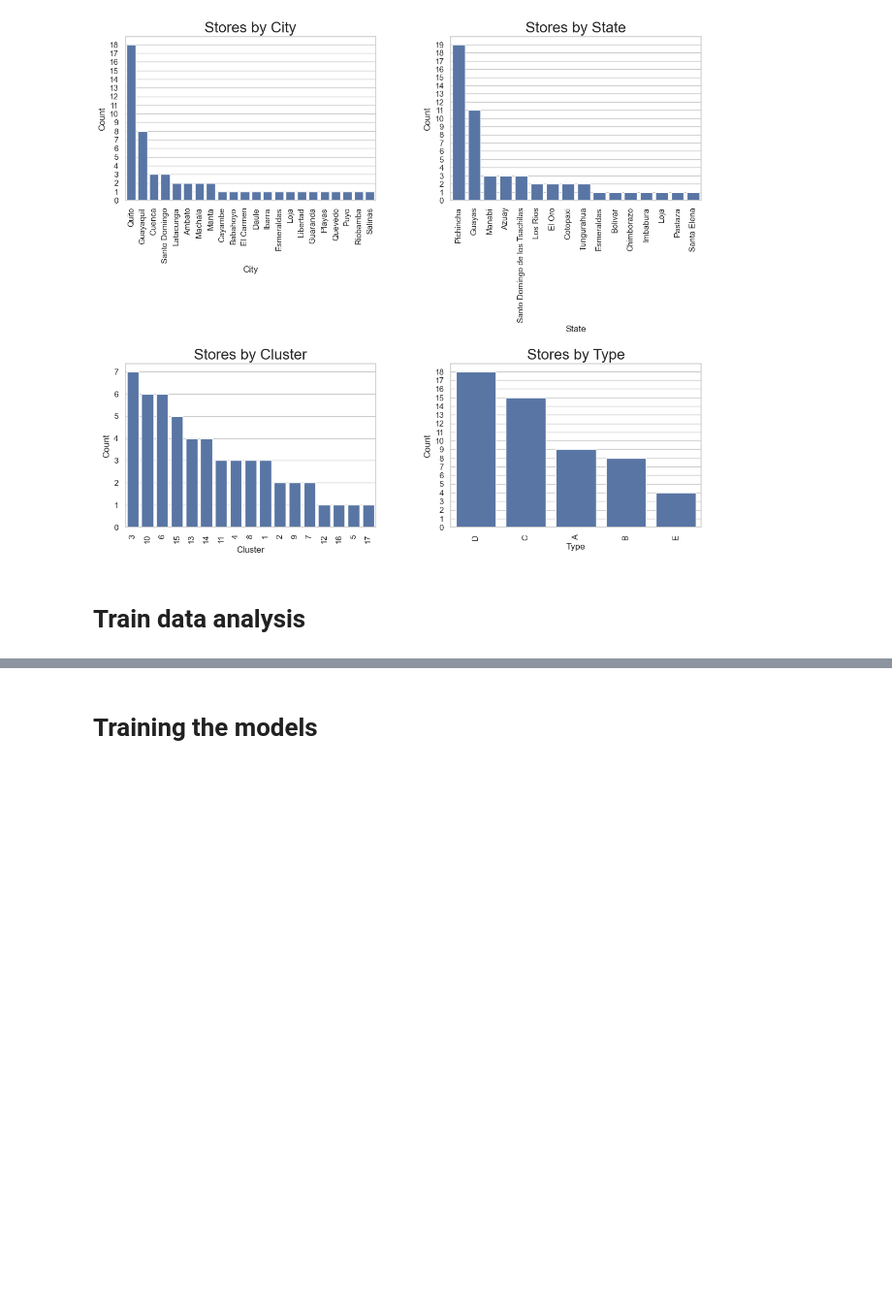
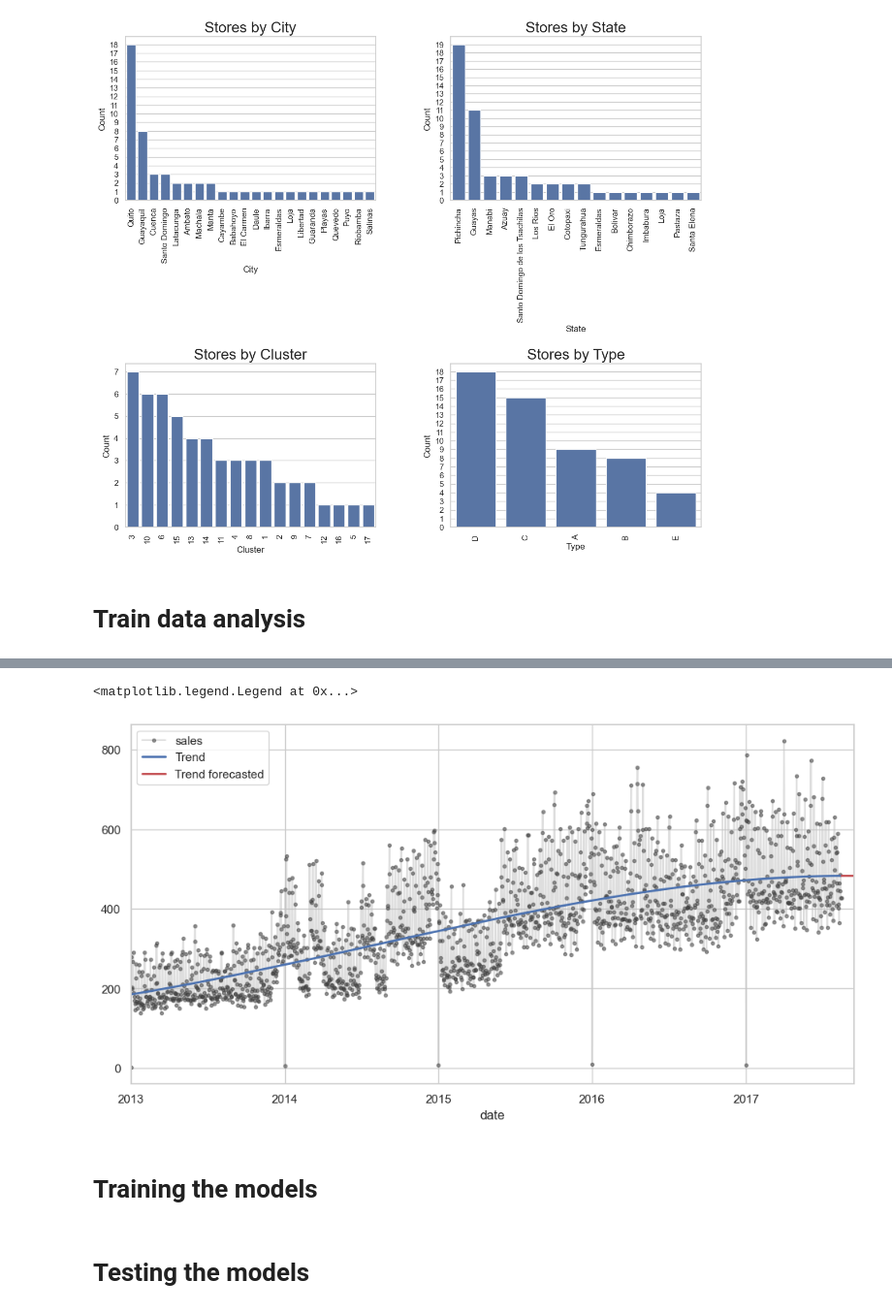
Before and after one commit to Arczi4/kaggle-store-sales, a Jupyter notebook: store_sales.ipynb, the cells around one changed output, grey strips where cells are left out. Shown: that part at 97% size. Saved outputs shown, nothing was run; the diff lists cells and outputs as text; code cells hidden in the pictures; blank space fills up the shorter version.

```diff
--- a/store_sales.ipynb
+++ b/store_sales.ipynb
@@ -219,2 +266,37 @@ plot_store_counts(stores, ["city", "state", "cluster", "type"])  # Pass up to 4
+# %%
+y = average_sales.copy()
+
+dp = DeterministicProcess(
+    index=y.index,
+    order=3,
+    drop=True
+)
+
+X = dp.in_sample()
+
+X_forecast = dp.out_of_sample(steps=30)
+# %%
+lm = LinearRegression().fit(X, y)
+
+y_pred = pd.Series(
+    lm.predict(X),
+    index=X.index
+)
+
+y_fore = pd.Series(
+    lm.predict(X_forecast),
+    index=X_forecast.index
+)
+
+plt.figure(figsize=(12, 6))
+ax = y.plot(**PLOT_PARAMS, alpha=0.5)
+ax = y_pred.plot(ax=ax, linewidth=2, label='Trend', color='b')
+ax = y_fore.plot(ax=ax, linewidth=2, label='Trend forecasted', color='r')
+ax.legend()
+# %% [output]
+<matplotlib.legend.Legend at 0x...>
+[figure, added]
 # %% [markdown]
 # Training the models
+# %% [markdown]
+# Testing the models
```
Also changed, not shown: parts of 8 cells of this notebook, 1 other file.
